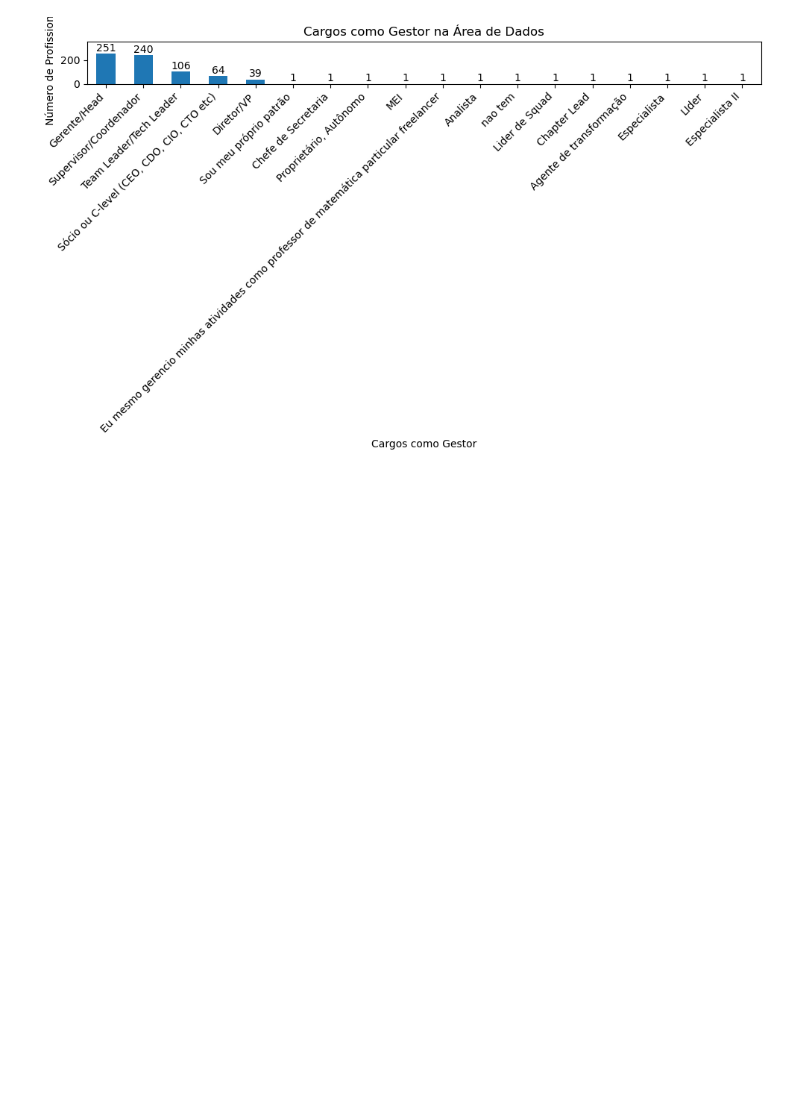
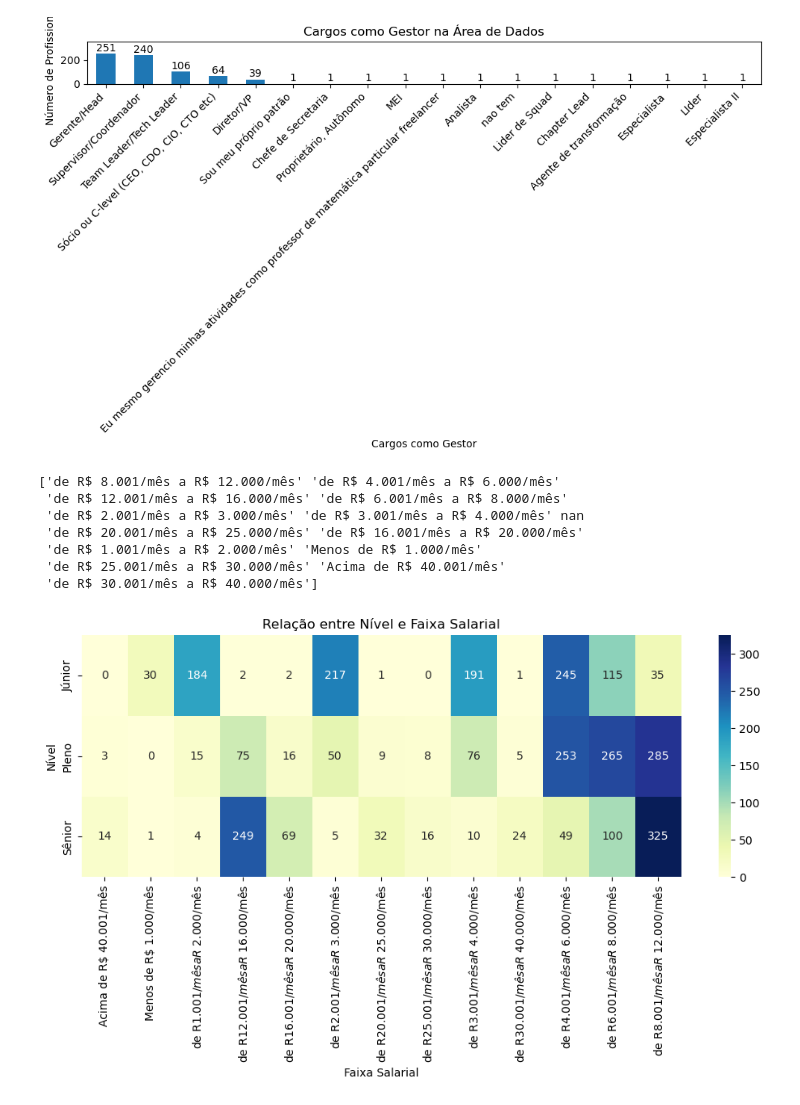
Before and after one commit to mariah-moreira/projeto_grupo_2, a Jupyter notebook: projeto_data_tech.ipynb, the cells around one changed output. Cells and saved outputs as stored; diff of their text form; code cells hidden in the pictures; blank space fills up the shorter version.

```diff
--- a/projeto_data_tech.ipynb
+++ b/projeto_data_tech.ipynb
@@ -151,3 +152,44 @@ plt.tight_layout()
 plt.show()
 # %% [output]
 [figure]
+# %%
+# Limpeza dos dados
+def extract_salary(value):
+    if value.startswith("Menos"):
+        return 0
+    elif value.startswith("Acima"):
+        return float("inf")
+    else:
+        start, end = value.split(" a ")
+        start_value = float(start.replace("de R$ ", "").replace("/mês", "").replace(".", "").replace(",", "."))
+        end_value = float(end.replace("R$ ", "").replace("/mês", "").replace(".", "").replace(",", "."))
+        return (start_value + end_value) / 2
+
+sorted_salaries = sorted(unique_salaries, key=extract_salary)
+print(sorted_salaries)
+faixa_de_valores = data_parte_2["('P2_h ', 'Faixa salarial')"].unique()
+print(faixa_de_valores)
+
+# Filtrar apenas as linhas com valores válidos para nível e faixa salarial
+data_parte_2_filtered = data_parte_2[data_parte_2["('P2_g ', 'Nivel')"].notnull() & data_parte_2["('P2_h ', 'Faixa salarial')"].notnull()]
+
+# Criar a tabela de contingência
+contingency_table = pd.crosstab(data_parte_2_filtered["('P2_g ', 'Nivel')"], data_parte_2_filtered["('P2_h ', 'Faixa salarial')"])
+
+# Plotar o heatmap da tabela de contingência
+plt.figure(figsize=(10, 6))
+sns.heatmap(contingency_table, annot=True, fmt="d", cmap="YlGnBu")
+plt.title('Relação entre Nível e Faixa Salarial')
+plt.xlabel('Faixa Salarial')
+plt.ylabel('Nível')
+plt.tight_layout()
+plt.show()
+# %% [output]
+['de R$ 8.001/mês a R$ 12.000/mês' 'de R$ 4.001/mês a R$ 6.000/mês'
+ 'de R$ 12.001/mês a R$ 16.000/mês' 'de R$ 6.001/mês a R$ 8.000/mês'
+ 'de R$ 2.001/mês a R$ 3.000/mês' 'de R$ 3.001/mês a R$ 4.000/mês' nan
+ 'de R$ 20.001/mês a R$ 25.000/mês' 'de R$ 16.001/mês a R$ 20.000/mês'
+ 'de R$ 1.001/mês a R$ 2.000/mês' 'Menos de R$ 1.000/mês'
+ 'de R$ 25.001/mês a R$ 30.000/mês' 'Acima de R$ 40.001/mês'
+ 'de R$ 30.001/mês a R$ 40.000/mês']
+[figure, added]
```
Also changed, not shown: parts of 1 cell of this notebook, 1 other file.
